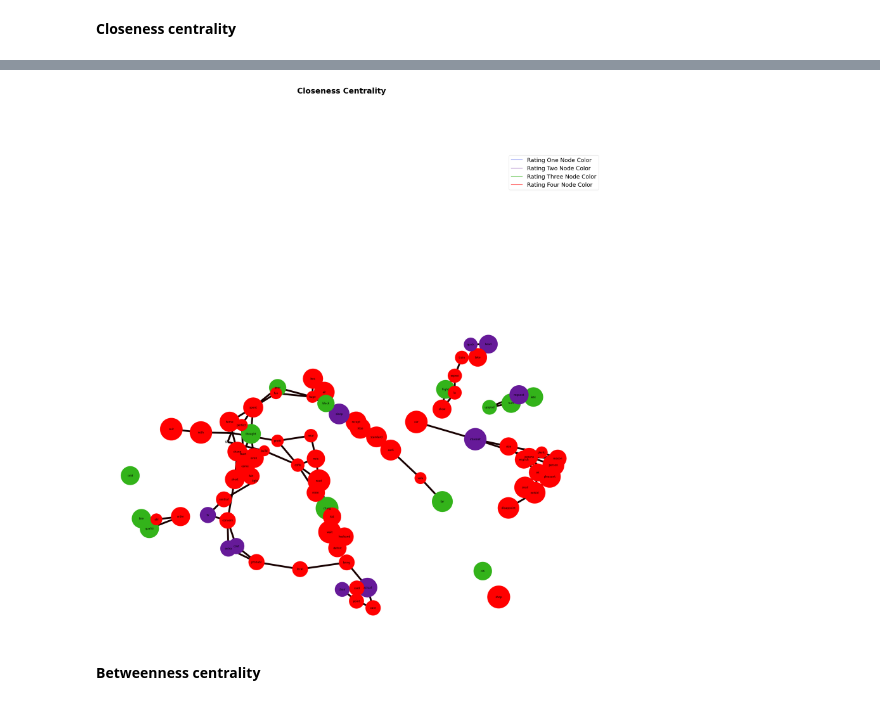
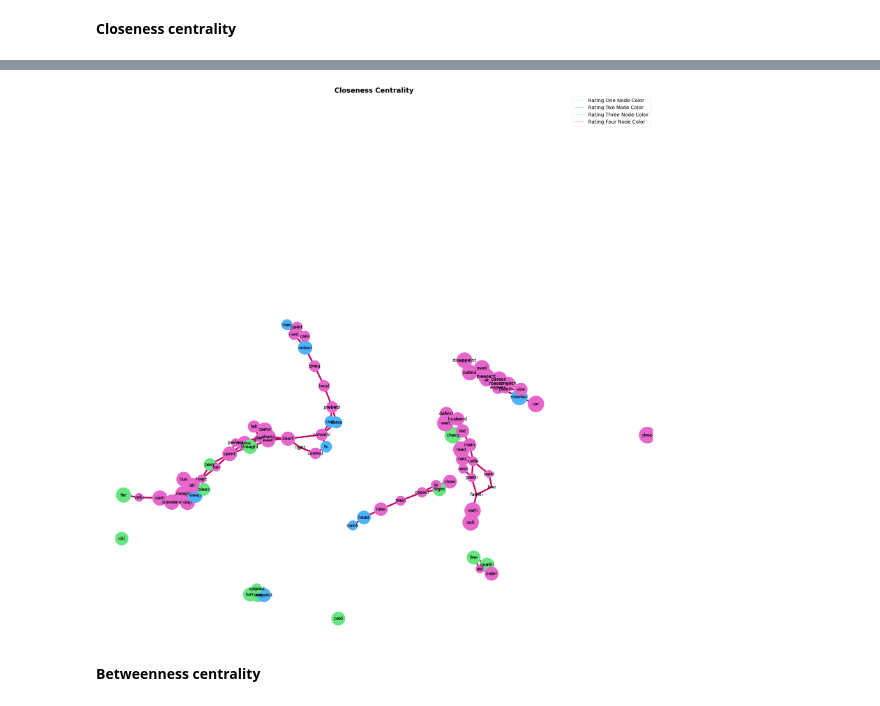
Before and after one commit to valfaro-v2/MagolegoTeamProject, a Jupyter notebook: SignificantDataRating.ipynb, the cells around one changed output, grey strips where cells are left out. Drawn from its saved outputs; the diff is of its cells as text; code cells hidden in the pictures.

Commit message:
sharp nodes

```diff
--- a/SignificantDataRating.ipynb
+++ b/SignificantDataRating.ipynb
@@ -340,7 +340,7 @@ for index in set_ID_1star:
             #G.add_edge([(str(word), str(word1))], color="black")
             G.add_nodes_from([str(word1)],color=[0.7,1.0,1.0]) #skyblue
             G.add_nodes_from([str(word)],color=[0.7,1.0,1.0])
-            G.add_edges_from([(str(word), str(word1))], color=[0.1,0.0,0.0])
+            G.add_edges_from([(str(word), str(word1))], color=[0.8,0,0.4])
             #edgesColor[i]='blue'
 
 
@@ -350,9 +350,9 @@ for index in set_ID_2star:
         word1=id_word_dict[i]
         if str(word)!=str(word1) and abs(index-i)<THRESHOLD_1 and len(globals()[f"set_reviews_{index}"]&globals()[f"set_reviews_{i}"])>THRESHOLD_2 and len(globals()[f"set_reviews_{index}"]&globals()[f"set_reviews_{i}"])<THRESHOLD_3:
             #G.add_edge([(str(word), str(word1))],color='black')
-            G.add_nodes_from([str(word1)],color=[0.4,0.1,0.6]) #volvet
-            G.add_nodes_from([str(word)],color=[0.4,0.1,0.6])
-            G.add_edges_from([(str(word), str(word1))],color=[0.1,0.0,0.0])
+            G.add_nodes_from([str(word1)],color=[0.3,0.7,1.0]) #volvet
+            G.add_nodes_from([str(word)],color=[0.3,0.7,1.0])
+            G.add_edges_from([(str(word), str(word1))],color=[0.8,0,0.4])
             #edgesColor[i]='black'
 
 
@@ -362,9 +362,9 @@ for index in set_ID_3star:
         word1=id_word_dict[i]
         if str(word)!=str(word1) and abs(index-i)<THRESHOLD_1 and len(globals()[f"set_reviews_{index}"]&globals()[f"set_reviews_{i}"])>THRESHOLD_2 and len(globals()[f"set_reviews_{index}"]&globals()[f"set_reviews_{i}"])<THRESHOLD_3:
             #G.add_edge([(str(word), str(word1))],color='b')
-            G.add_nodes_from([str(word1)],color=[0.2,0.7,0.1]) #green
-            G.add_nodes_from([str(word)],color=[0.2,0.7,0.1])
-            G.add_edges_from([(str(word), str(word1))],color=[0.1,0.0,0.0])
+            G.add_nodes_from([str(word1)],color=[0.4,0.9,0.5]) #green
+            G.add_nodes_from([str(word)],color=[0.4,0.9,0.5])
+            G.add_edges_from([(str(word), str(word1))],color=[0.8,0,0.4])
             #edgesColor[i]='red'
             #G.add_edge(1,2,color='r',weight=2)
 
@@ -375,8 +375,8 @@ for index in set_ID_4star:
         word1=id_word_dict[i]
         if str(word)!=str(word1) and abs(index-i)<THRESHOLD_1 and len(globals()[f"set_reviews_{index}"]&globals()[f"set_reviews_{i}"])>THRESHOLD_2 and len(globals()[f"set_reviews_{index}"]&globals()[f"set_reviews_{i}"])<THRESHOLD_3:
             #G.add_edge([(str(word), str(word1))], color="black")
-            G.add_nodes_from([str(word1)],color=[1,0,0])
-            G.add_nodes_from([str(word)],color=[1,0,0])
-            G.add_edges_from([(str(word), str(word1))],color=[0.1,0.0,0])
+            G.add_nodes_from([str(word1)],color=[0.9,0.4,0.8])
+            G.add_nodes_from([str(word)],color=[0.9,0.4,0.8])
+            G.add_edges_from([(str(word), str(word1))],color=[0.8,0,0.4])
             #edgesColor[i]='green'
 # %%
@@ -630,35 +580,46 @@ resCloseness
  'cold': 0.0,
  'citi': 0.0}
 # %%
+fig, ax = plt.subplots(figsize=(40, 40))
+pos = nx.spring_layout(G)
 
-fig, ax = plt.subplots(figsize=(40, 40))
-pos = nx.spring_layout(G, k=0.20, seed=10)
+
+font = {"color": "k", "fontweight": "bold", "fontsize": 35}
+ax.set_title("Closeness Centrality ", font)
+# Change font color for legend
+font["color"] = "r"
 a =1
 b=2
 c=3
 d=4
-ax.plot(a, color=[0.1,0.2,0.9], label = "Rating One Node Color")
-ax.plot(b, color=[0.4,0.1,0.6], label='Rating Two Node Color')
-ax.plot(b, color=[0.2,0.7,0.1], label='Rating Three Node Color')
-ax.plot(b, color=[1,0,0], label='Rating Four Node Color')
+ax.plot(a, color=[0.7,1.0,1.0], label = "Rating One Node Color")
+ax.plot(b, color=[0.3,0.7,1.0], label='Rating Two Node Color')
+ax.plot(b, color=[0.4,0.9,0.5], label='Rating Three Node Color')
+ax.plot(b, color=[0.9,0.4,0.8], label='Rating Four Node Color')
 
 # ax.set_title('Title')
-fig.suptitle('Closeness Centrality', fontsize=34, fontweight='bold')
+# fig.suptitle('Graph with lebels of Node', fontsize=34, fontweight='bold')
 leg = ax.legend(prop={'size': 25})
 
+# Resize figure for label readibility
+ax.margins(0.01, 0.05)
+fig.tight_layout()
+plt.axis("off")
+
+nx.draw_networkx_labels(G,pos, font_size=23,font_family='sans-serif')
 nx.draw(
     G,
-    pos,
+    pos = pos,
     width=8.0,
     node_color=list(nx.get_node_attributes(G, 'color').values()),
     edge_color=list(nx.get_edge_attributes(G, 'color').values()),
-    node_size=[v * 100 for v in res.values()],
+    node_size=[v * 70 for v in res.values()],
     with_labels=True
 )
 
 plt.show()
 # %% [output]
-[figure, old version]
+[figure, new version]
 # %% [markdown]
 **Betweenness centrality**
 # %%
```
Also changed, not shown: parts of 13 cells of this notebook.
